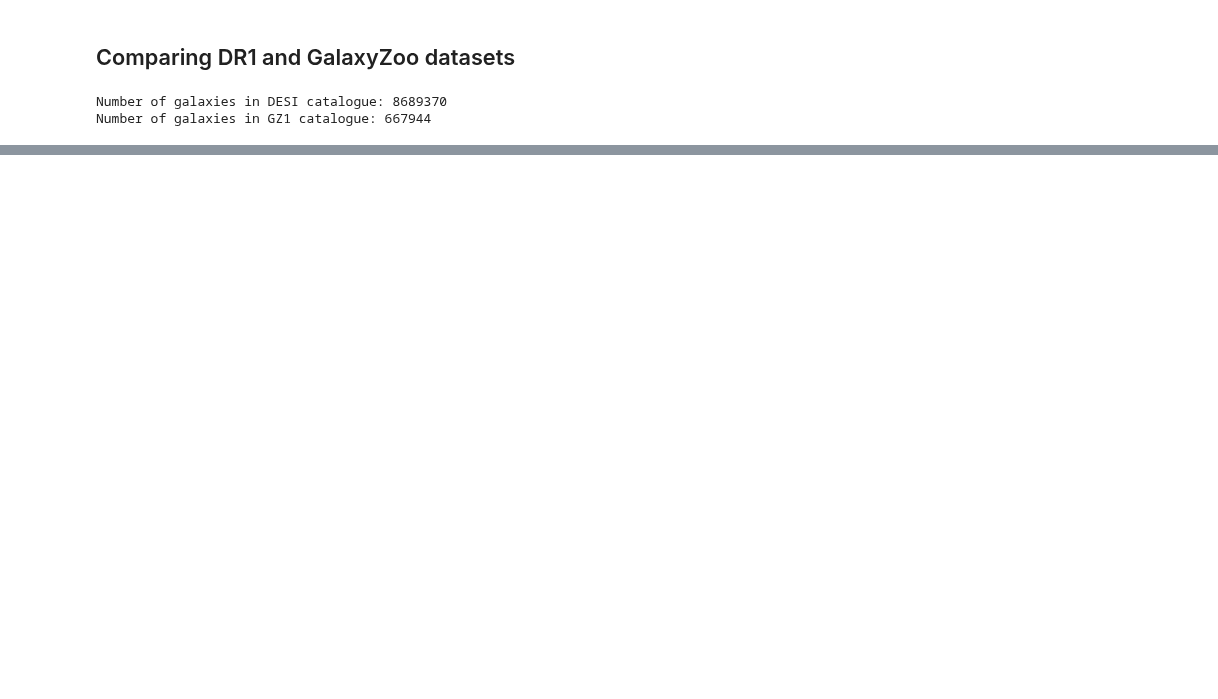
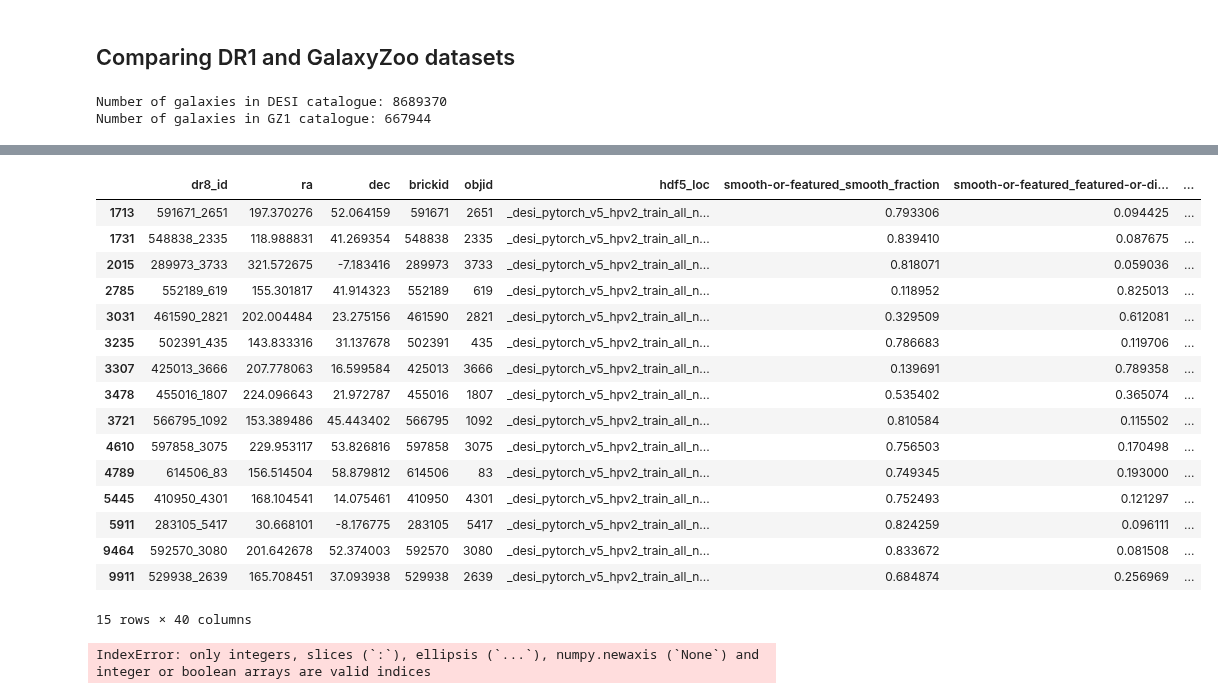
Before and after one commit to neil-power/mphys-galaxy, a Jupyter notebook: Code/dataset_manipulation.ipynb, the cells around one changed output, grey strips where cells are left out. Cells and saved outputs as stored; diff of their text form; code cells hidden in the pictures; blank space fills up the shorter version.

```diff
--- a/Code/dataset_manipulation.ipynb
+++ b/Code/dataset_manipulation.ipynb
@@ -62,0 +131,25 @@ print(c)
+# %%
+desi_match
+# %% [output]
+|  | dr8_id | ra | dec | brickid | objid | hdf5_loc | smooth-or-featured_smooth_fraction | smooth-or-featured_featured-or-di... | ... |
+| 1713 | 591671_2651 | 197.370276 | 52.064159 | 591671 | 2651 | _desi_pytorch_v5_hpv2_train_all_n... | 0.793306 | 0.094425 | ... |
+| 1731 | 548838_2335 | 118.988831 | 41.269354 | 548838 | 2335 | _desi_pytorch_v5_hpv2_train_all_n... | 0.839410 | 0.087675 | ... |
+| 2015 | 289973_3733 | 321.572675 | -7.183416 | 289973 | 3733 | _desi_pytorch_v5_hpv2_train_all_n... | 0.818071 | 0.059036 | ... |
+| 2785 | 552189_619 | 155.301817 | 41.914323 | 552189 | 619 | _desi_pytorch_v5_hpv2_train_all_n... | 0.118952 | 0.825013 | ... |
+| 3031 | 461590_2821 | 202.004484 | 23.275156 | 461590 | 2821 | _desi_pytorch_v5_hpv2_train_all_n... | 0.329509 | 0.612081 | ... |
+| 3235 | 502391_435 | 143.833316 | 31.137678 | 502391 | 435 | _desi_pytorch_v5_hpv2_train_all_n... | 0.786683 | 0.119706 | ... |
+| 3307 | 425013_3666 | 207.778063 | 16.599584 | 425013 | 3666 | _desi_pytorch_v5_hpv2_train_all_n... | 0.139691 | 0.789358 | ... |
+| 3478 | 455016_1807 | 224.096643 | 21.972787 | 455016 | 1807 | _desi_pytorch_v5_hpv2_train_all_n... | 0.535402 | 0.365074 | ... |
+| 3721 | 566795_1092 | 153.389486 | 45.443402 | 566795 | 1092 | _desi_pytorch_v5_hpv2_train_all_n... | 0.810584 | 0.115502 | ... |
+| 4610 | 597858_3075 | 229.953117 | 53.826816 | 597858 | 3075 | _desi_pytorch_v5_hpv2_train_all_n... | 0.756503 | 0.170498 | ... |
+| 4789 | 614506_83 | 156.514504 | 58.879812 | 614506 | 83 | _desi_pytorch_v5_hpv2_train_all_n... | 0.749345 | 0.193000 | ... |
+| 5445 | 410950_4301 | 168.104541 | 14.075461 | 410950 | 4301 | _desi_pytorch_v5_hpv2_train_all_n... | 0.752493 | 0.121297 | ... |
+| 5911 | 283105_5417 | 30.668101 | -8.176775 | 283105 | 5417 | _desi_pytorch_v5_hpv2_train_all_n... | 0.824259 | 0.096111 | ... |
+| 9464 | 592570_3080 | 201.642678 | 52.374003 | 592570 | 3080 | _desi_pytorch_v5_hpv2_train_all_n... | 0.833672 | 0.081508 | ... |
+| 9911 | 529938_2639 | 165.708451 | 37.093938 | 529938 | 2639 | _desi_pytorch_v5_hpv2_train_all_n... | 0.684874 | 0.256969 | ... |
+15 rows × 40 columns
+# %%
+for i in zoo_match:
+    big_cat = zoo_match[i] + desi_match[idx[i]]
+# %% [output]
+IndexError: only integers, slices (`:`), ellipsis (`...`), numpy.newaxis (`None`) and integer or boolean arrays are valid indices
```
Also changed, not shown: parts of 5 cells of this notebook.
